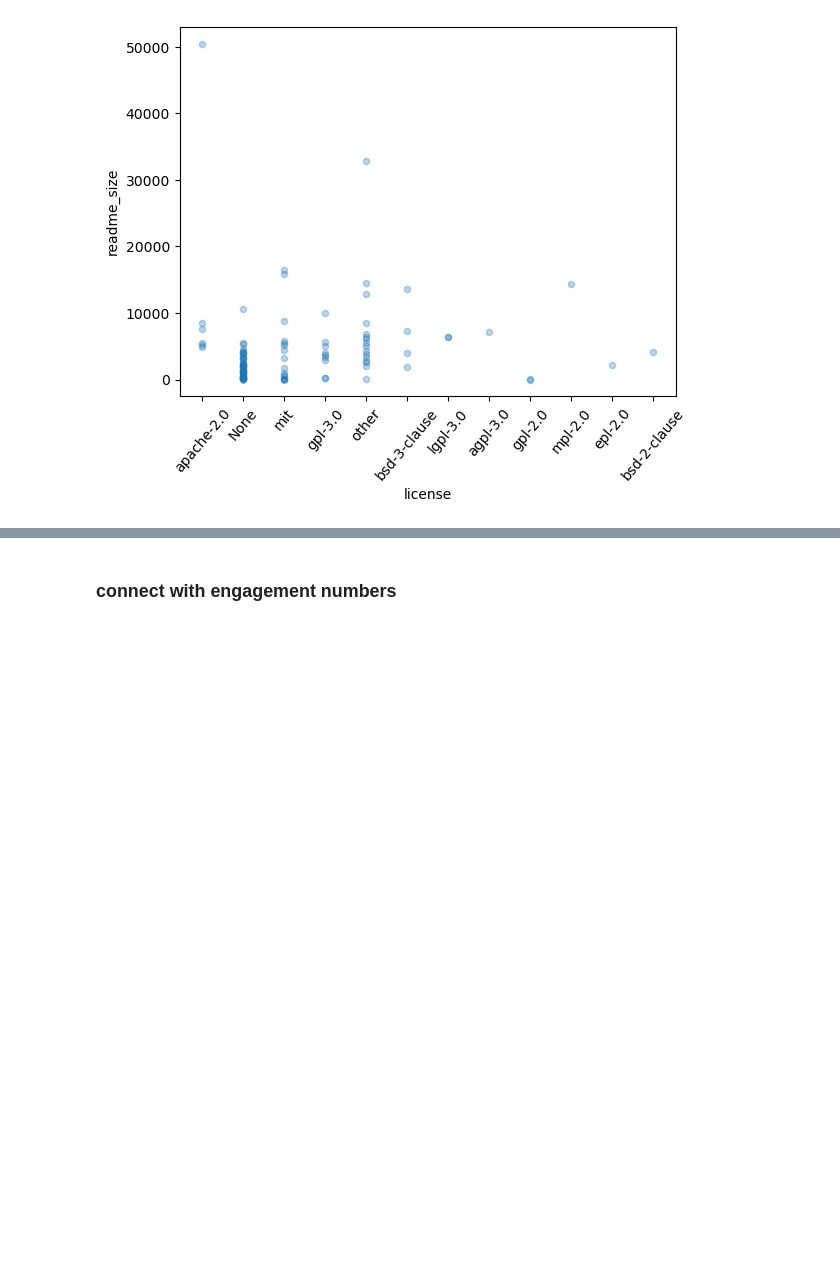
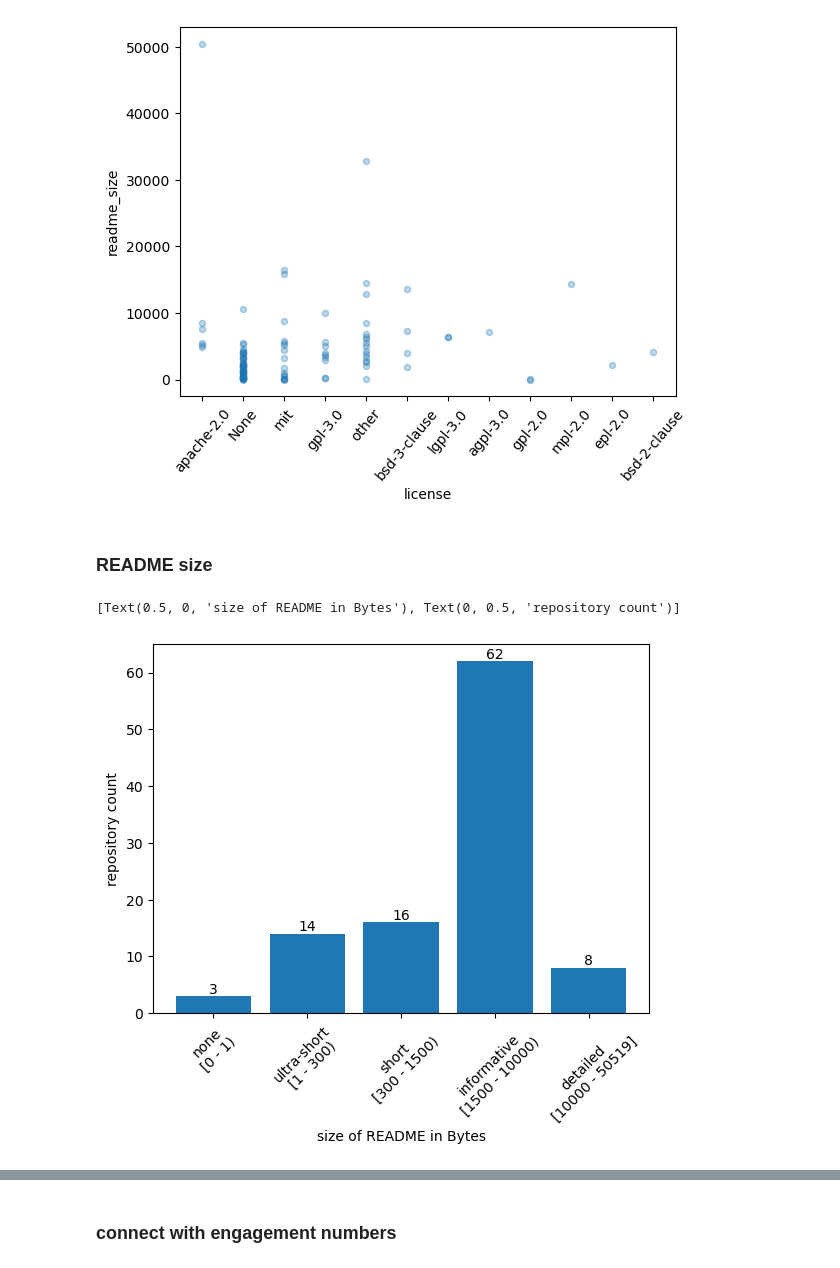
Before and after one commit to softwaresaved/rse-repo-analysis, a Jupyter notebook: analysis/github.ipynb, the cells around one changed output, grey strips where cells are left out. Drawn from its saved outputs; the diff is of its cells as text; code cells hidden in the pictures; blank space fills up the shorter version.

Commit message:
Investigate cutoff in README files #37

```diff
--- a/analysis/github.ipynb
+++ b/analysis/github.ipynb
@@ -299,3 +299,23 @@ contents.plot(x="license", y="readme_size", kind="scatter", alpha=0.3, rot=50)
 # %% [output]
 <Axes: xlabel='license', ylabel='readme_size'>
 [figure]
+# %% [markdown]
+### README size
+# %%
+readme_size_series = contents.set_index("github_user_cleaned_url").readme_size
+# %%
+bins = [0, 1, 300, 1500, 10000]
+binmeanings = ["none", "ultra-short", "short", "informative", "detailed"]
+if readme_size_series.max() > bins[-1]:
+    bins.append(readme_size_series.max())
+counts, bins = np.histogram(readme_size_series, bins)
+binlabels = [f"{binmeanings[i]}\n[{bins[i]} - {bins[i+1]})" for i in range(len(bins)-2)]
+binlabels += [f"{binmeanings[-1]}\n[{bins[-2]} - {bins[-1]}]"]
+fig, ax = plt.subplots(ncols=1, nrows=1)#, figsize=(18, 12))
+ax.bar(binlabels, counts)
+ax.bar_label(ax.containers[0])
+ax.tick_params(axis='x', labelrotation=45)
+ax.set(xlabel="size of README in Bytes", ylabel="repository count")
+# %% [output]
+[Text(0.5, 0, 'size of README in Bytes'), Text(0, 0.5, 'repository count')]
+[figure, added]
```
Also changed, not shown: parts of 3 cells of this notebook, 8 other files.
